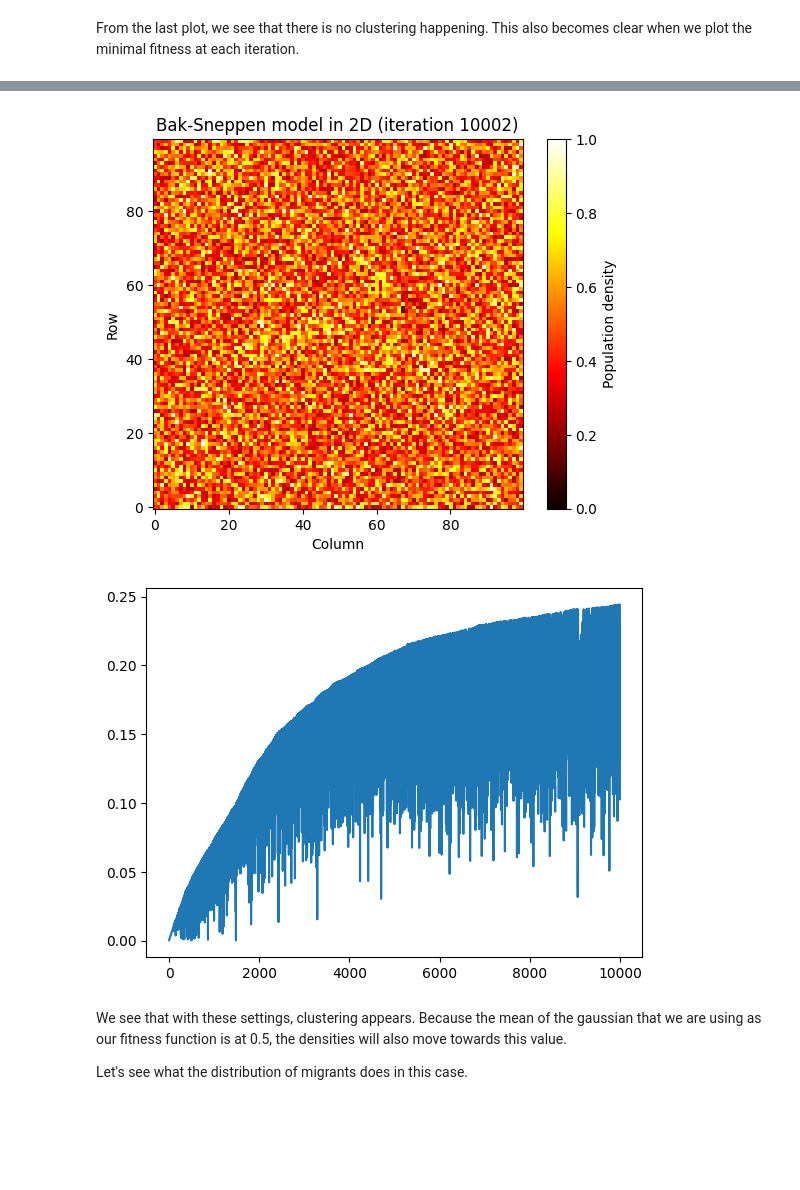
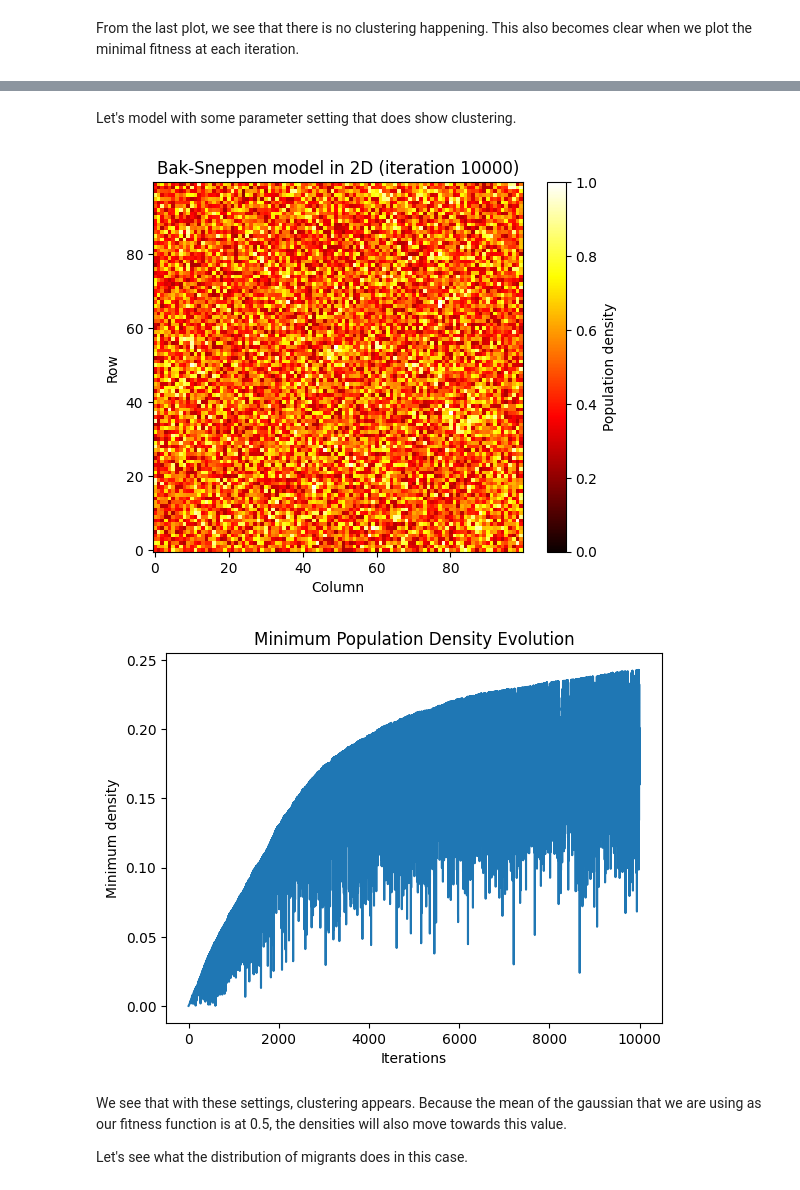
Before and after one commit to pmchrist/Urban-Architects, a Jupyter notebook: Bak-Sneppen/BakSneppen_Research.ipynb, the cells around one changed output, grey strips where cells are left out. Saved outputs shown, nothing was run; the diff lists cells and outputs as text; code cells hidden in the pictures; blank space fills up the shorter version.

```diff
--- a/Bak-Sneppen/BakSneppen_Research.ipynb
+++ b/Bak-Sneppen/BakSneppen_Research.ipynb
@@ -8,7 +9,7 @@ import os
 
 save_folder_base = 'BakSneppen_population_conserved_results'
 size = 100
-iterations = 10001
+iterations = 10000
 # %% [markdown]
 New densities in the Bak-Sneppen model are based on:
 - the local density (current cell value)
@@ -57,3 +67,5 @@ Let's model with some parameter setting that does show clustering.
+# %% [markdown]
+Let's model with some parameter setting that does show clustering.
 # %%
 alpha = 0
 beta = 0
@@ -71,6 +83,6 @@ model = BakSneppen2D_ConservedPopulation(size, save_folder, alpha, beta, gamma,
 # %%
 model.simulate(iterations)
 # %%
-model.plot_system(iterations, close=False)
+model.plot_system(iterations - 1, close=False)
 # %% [output]
-[figure, old version]
+[figure, new version]
@@ -77,8 +123,11 @@ model.plot_system(iterations, close=False)
 # %%
 plt.plot(range(iterations), model.min_fitness)
+plt.title("Minimum Population Density Evolution")
+plt.ylabel("Minimum density")
+plt.xlabel("Iterations")
 plt.show()
 # %% [output]
-[figure, old version]
+[figure, new version]
 # %% [markdown]
 We see that with these settings, clustering appears. Because the mean of the gaussian that we are using as our fitness function is at 0.5, the densities will also move towards this value.
 
```
Also changed, not shown: parts of 35 cells of this notebook, 2 other files.
